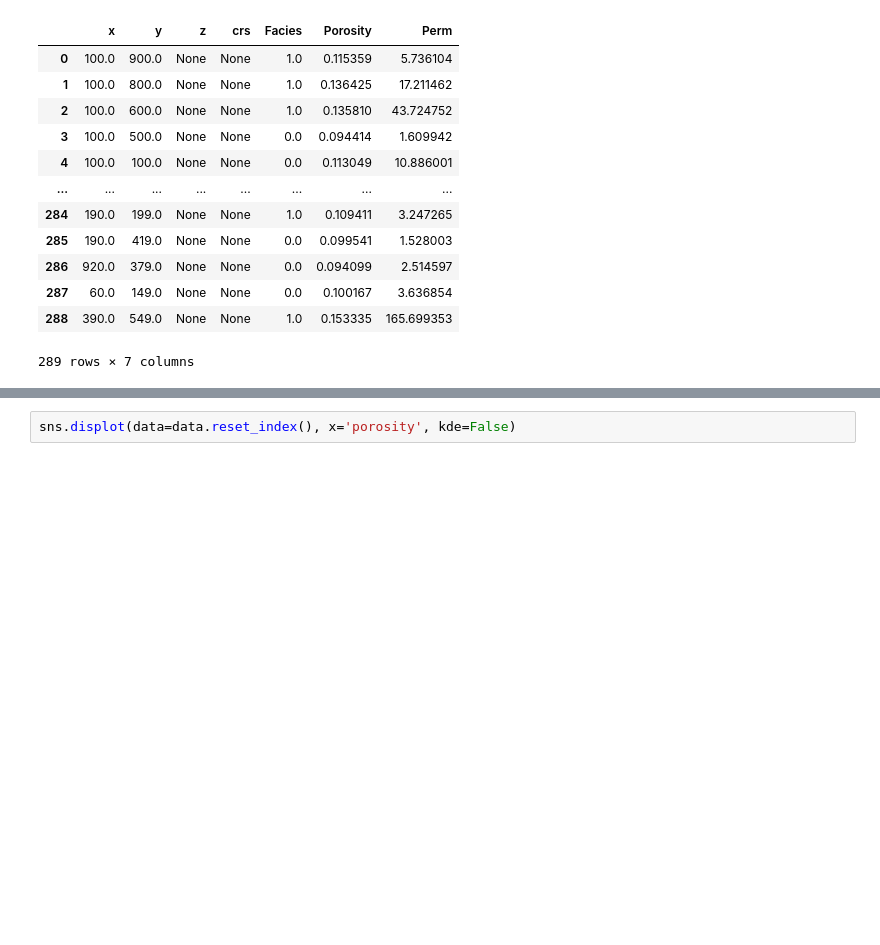
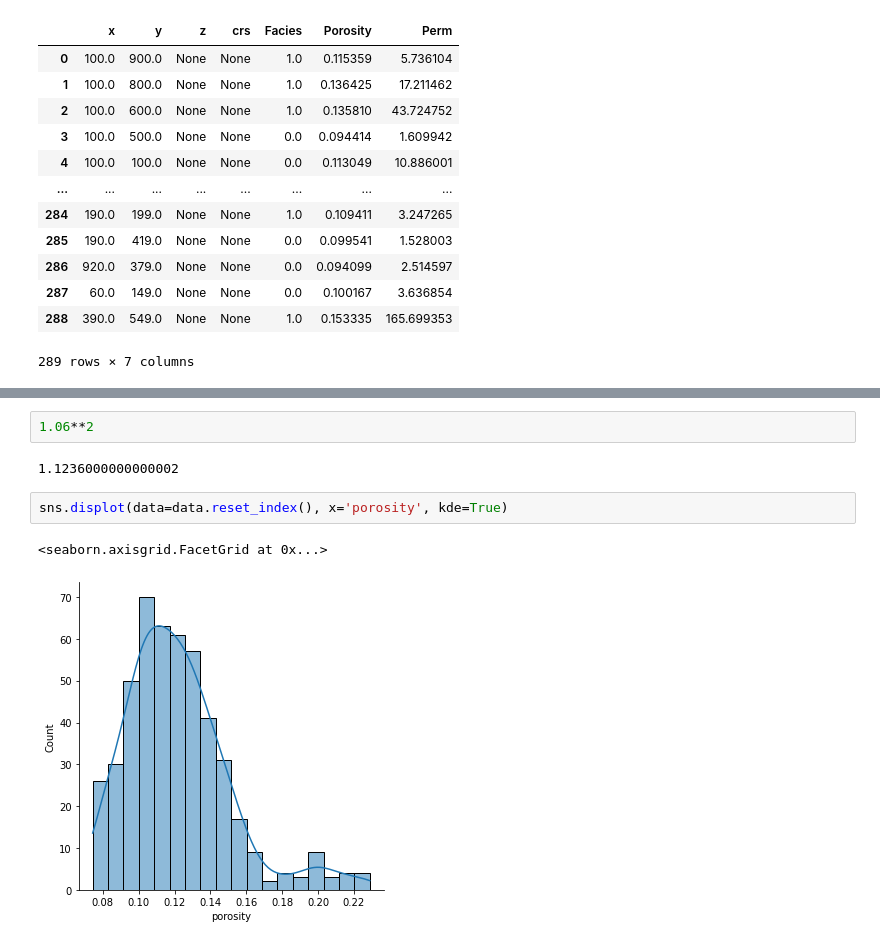
Before and after one commit to scuervo91/volumetricspy, a Jupyter notebook: docs/examples/3-Points/sgs.ipynb, the cells around one changed output, grey strips where cells are left out. Cells and saved outputs as stored; diff of their text form; blank space fills up the shorter version.

```diff
--- a/docs/examples/3-Points/sgs.ipynb
+++ b/docs/examples/3-Points/sgs.ipynb
@@ -93,3 +129,10 @@ data.describe()
+# %%
+1.06**2
+# %% [output]
+1.1236000000000002
 # %%
-sns.displot(data=data.reset_index(), x='porosity', kde=False)
+sns.displot(data=data.reset_index(), x='porosity', kde=True)
+# %% [output]
+<seaborn.axisgrid.FacetGrid at 0x...>
+[figure, added]
 # %%
```
Also changed, not shown: parts of 12 cells of this notebook, 2 other files.
